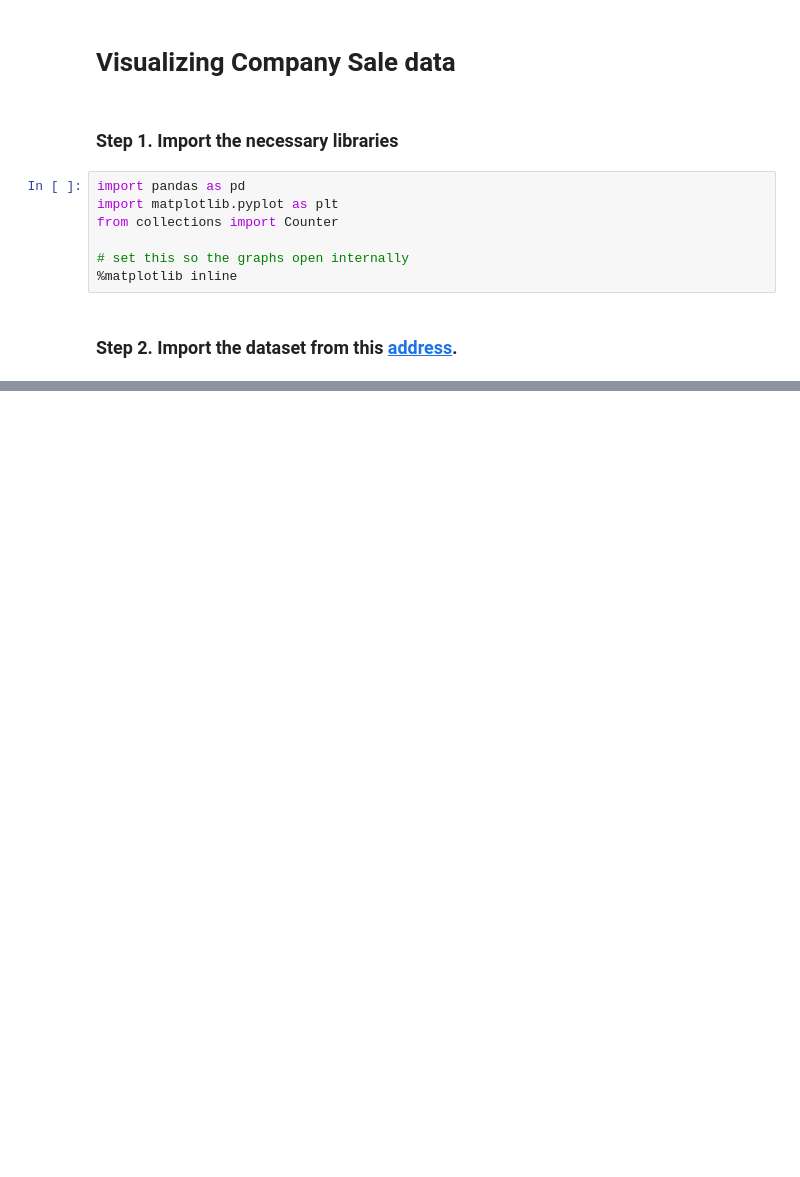
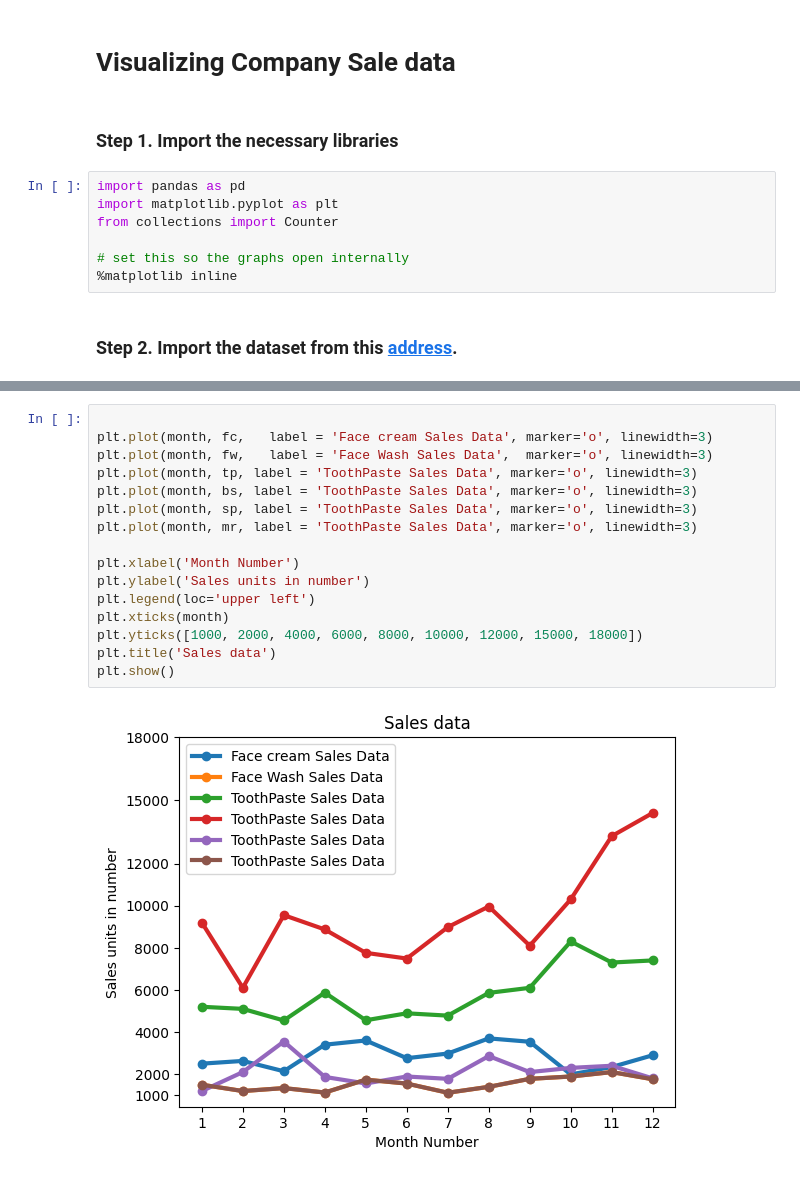
Before and after one commit to thieu1995/pandas, a Jupyter notebook: 11_matplotlib/company-sale/Exercises.ipynb, the cells around one changed output, grey strips where cells are left out. Cells and saved outputs as stored; diff of their text form; blank space fills up the shorter version.

```diff
--- a/11_matplotlib/company-sale/Exercises.ipynb
+++ b/11_matplotlib/company-sale/Exercises.ipynb
@@ -92,0 +76,18 @@ from collections import Counter
+# %%
+
+plt.plot(month, fc,   label = 'Face cream Sales Data', marker='o', linewidth=3)
+plt.plot(month, fw,   label = 'Face Wash Sales Data',  marker='o', linewidth=3)
+plt.plot(month, tp, label = 'ToothPaste Sales Data', marker='o', linewidth=3)
+plt.plot(month, bs, label = 'ToothPaste Sales Data', marker='o', linewidth=3)
+plt.plot(month, sp, label = 'ToothPaste Sales Data', marker='o', linewidth=3)
+plt.plot(month, mr, label = 'ToothPaste Sales Data', marker='o', linewidth=3)
+
+plt.xlabel('Month Number')
+plt.ylabel('Sales units in number')
+plt.legend(loc='upper left')
+plt.xticks(month)
+plt.yticks([1000, 2000, 4000, 6000, 8000, 10000, 12000, 15000, 18000])
+plt.title('Sales data')
+plt.show()
+# %% [output]
+[figure, added]
```
Also changed, not shown: parts of 41 cells of this notebook.
